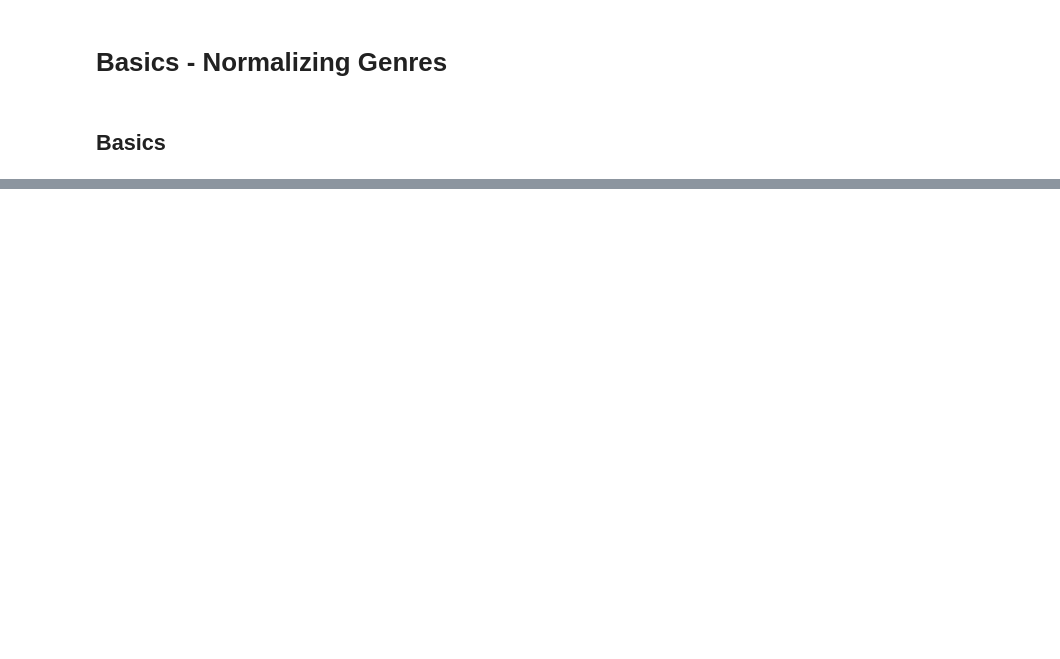
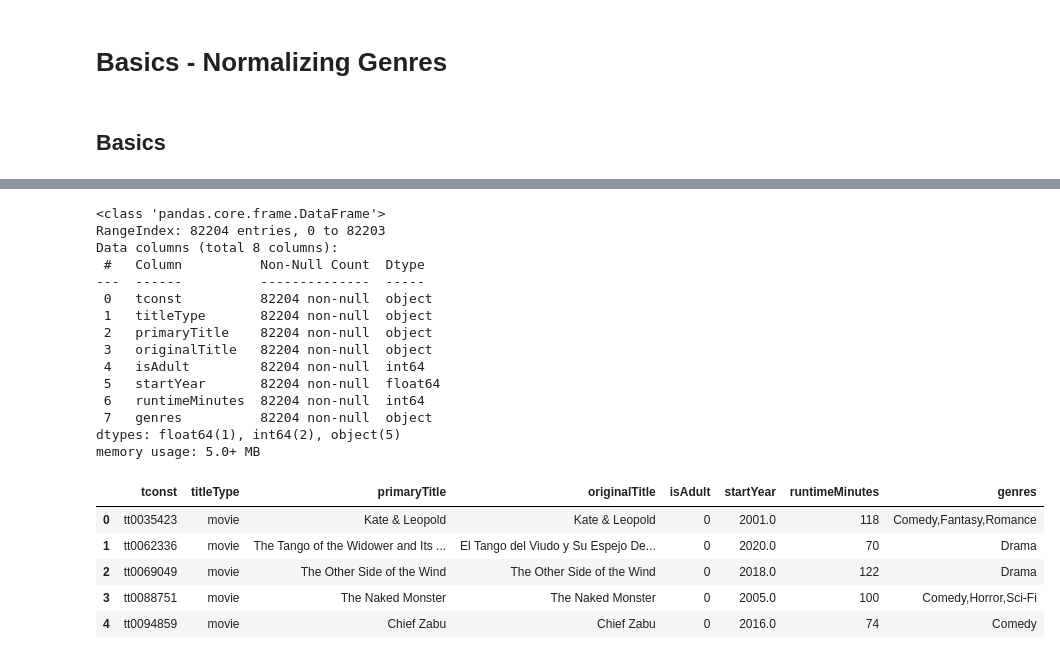
Before and after one commit to cole-beach/What-Makes-A-Movie-Successful, a Jupyter notebook: What Makes a Movie Successful - Part 03 - Creating SQL Database.ipynb, the cells around one changed output, grey strips where cells are left out. Cells and saved outputs as stored; diff of their text form; code cells hidden in the pictures; blank space fills up the shorter version.

```diff
--- a/What Makes a Movie Successful - Part 03 - Creating SQL Database.ipynb
+++ b/What Makes a Movie Successful - Part 03 - Creating SQL Database.ipynb
@@ -475,0 +220,25 @@ pd.read_sql(q,engine)
+# %%
+basics.info()
+basics.head()
+# %% [output]
+<class 'pandas.core.frame.DataFrame'>
+RangeIndex: 82204 entries, 0 to 82203
+Data columns (total 8 columns):
+ #   Column          Non-Null Count  Dtype
+---  ------          --------------  -----
+ 0   tconst          82204 non-null  object
+ 1   titleType       82204 non-null  object
+ 2   primaryTitle    82204 non-null  object
+ 3   originalTitle   82204 non-null  object
+ 4   isAdult         82204 non-null  int64
+ 5   startYear       82204 non-null  float64
+ 6   runtimeMinutes  82204 non-null  int64
+ 7   genres          82204 non-null  object
+dtypes: float64(1), int64(2), object(5)
+memory usage: 5.0+ MB
+|  | tconst | titleType | primaryTitle | originalTitle | isAdult | startYear | runtimeMinutes | genres |
+| 0 | tt0035423 | movie | Kate & Leopold | Kate & Leopold | 0 | 2001.0 | 118 | Comedy,Fantasy,Romance |
+| 1 | tt0062336 | movie | The Tango of the Widower and Its ... | El Tango del Viudo y Su Espejo De... | 0 | 2020.0 | 70 | Drama |
+| 2 | tt0069049 | movie | The Other Side of the Wind | The Other Side of the Wind | 0 | 2018.0 | 122 | Drama |
+| 3 | tt0088751 | movie | The Naked Monster | The Naked Monster | 0 | 2005.0 | 100 | Comedy,Horror,Sci-Fi |
+| 4 | tt0094859 | movie | Chief Zabu | Chief Zabu | 0 | 2016.0 | 74 | Comedy |
```
Also changed, not shown: parts of 51 cells of this notebook.
